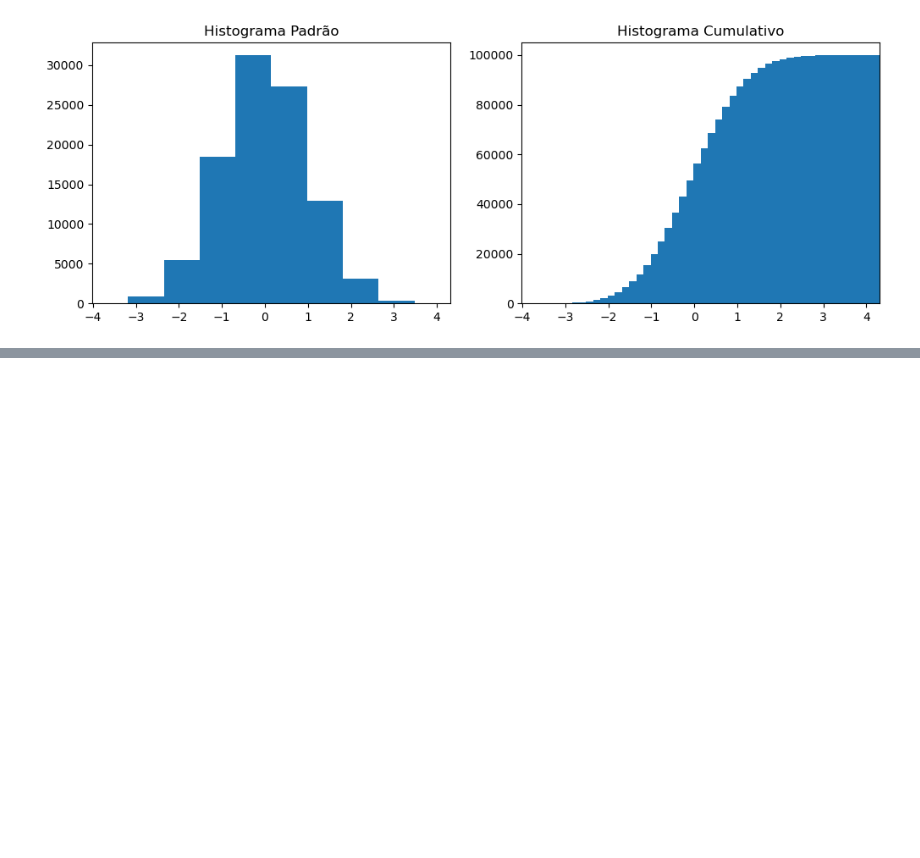
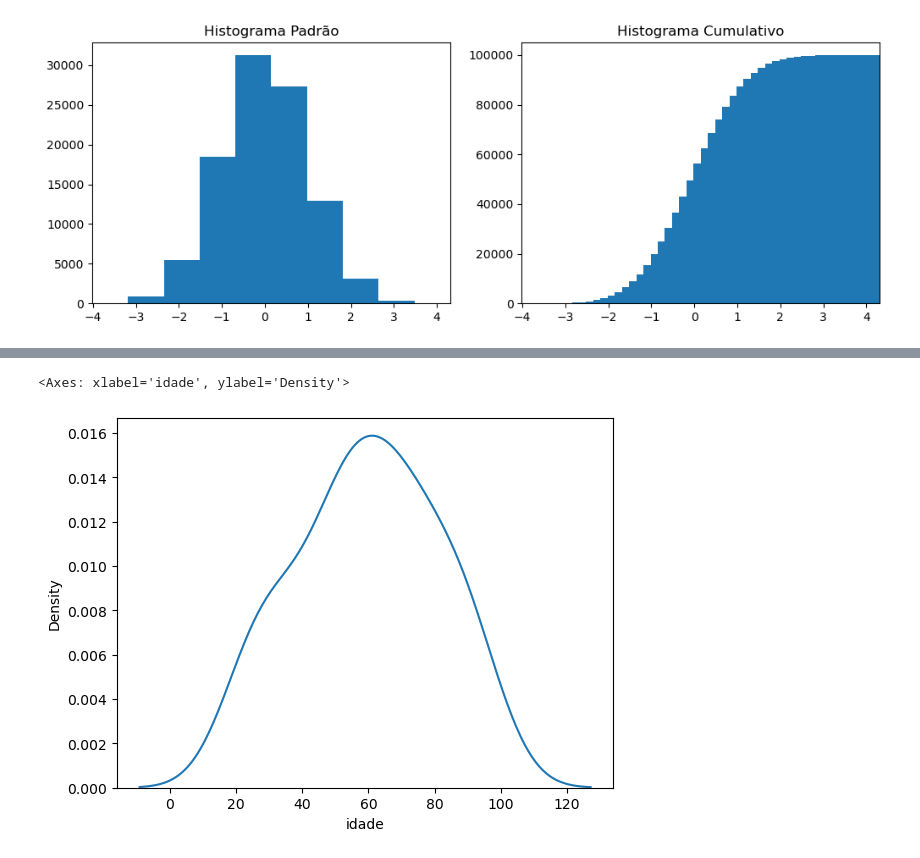
Before and after one commit to 1998-sys/Estudo, a Jupyter notebook: matplotlib.ipynb, the cells around one changed output, grey strips where cells are left out. Saved outputs shown, nothing was run; the diff lists cells and outputs as text; code cells hidden in the pictures; blank space fills up the shorter version.

```diff
--- a/matplotlib.ipynb
+++ b/matplotlib.ipynb
@@ -332,0 +406,8 @@ axes[1].set_xlim((min(n), max(n)))
+# %%
+# Distribuição dos dados
+sns.kdeplot(df.idade)
+
+# A Maioria das pessoas possuem idade entre 60 e 65 anos
+# %% [output]
+<Axes: xlabel='idade', ylabel='Density'>
+[figure, added]
```
Also changed, not shown: parts of 19 cells of this notebook.
